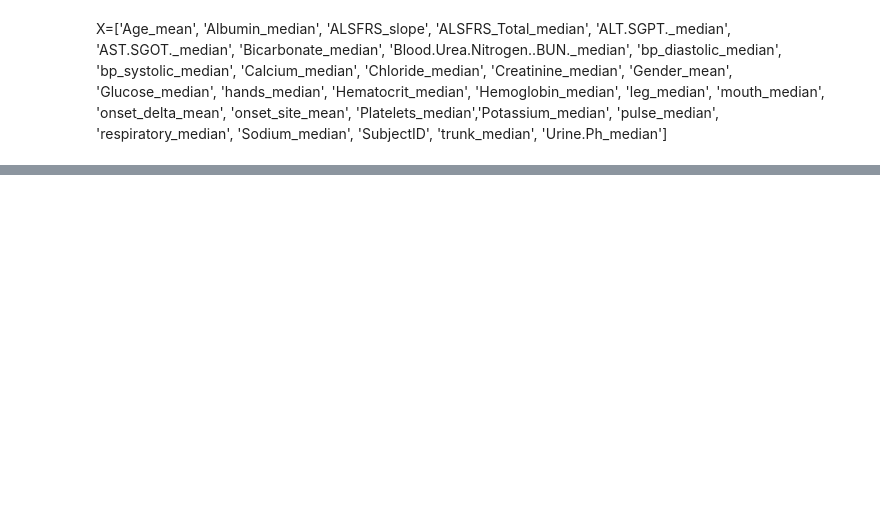
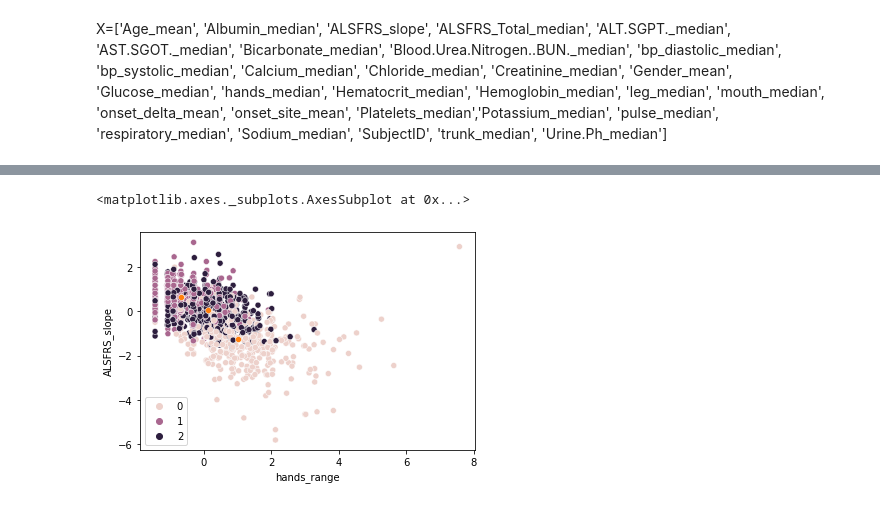
Before and after one commit to HuyenNguyenHelen/INFO-5505---Machine-learning, a Jupyter notebook: HuyenNguyen_Assignment_3.ipynb, the cells around one changed output, grey strips where cells are left out. Drawn from its saved outputs; the diff is of its cells as text; code cells hidden in the pictures; blank space fills up the shorter version.

```diff
--- a/HuyenNguyen_Assignment_3.ipynb
+++ b/HuyenNguyen_Assignment_3.ipynb
@@ -168,7 +168,7 @@ Based on the above correlation scores of others variables toward the  ALSFRS_slo
 - k = 3
 # %%
 # Build a k-means clustering model
-new_selected_var = ['Albumin_range', 'ALSFRS_Total_range', 'hands_range', 'Hemoglobin_range', 'leg_range', 'mouth_range', 'onset_delta_mean', 'pulse_range', 'respiratory_range', 'trunk_range', 'ALSFRS_Total_median', 'ALSFRS_Total_min', 'hands_min', 'leg_min','mouth_median', 'respiratory_min', 'trunk_min', 'Age_mean']
+new_selected_var = ['ALSFRS_slope','Albumin_range', 'ALSFRS_Total_range', 'hands_range', 'Hemoglobin_range', 'leg_range', 'mouth_range', 'onset_delta_mean', 'pulse_range', 'respiratory_range', 'trunk_range', 'ALSFRS_Total_median', 'ALSFRS_Total_min', 'hands_min', 'leg_min','mouth_median', 'respiratory_min', 'trunk_min', 'Age_mean']
 kmeans_refined = KMeans (n_clusters = 3, **kmeans_para)
 
 # Fit the model into data
@@ -253,12 +253,12 @@ The highest silhouette scores are for k=2, k=3, and k=4. However, two clusers ar
 ## K-means Cluster Model with k=4
 # %%
 
-kmeans_k3 = KMeans (n_clusters = 4, **kmeans_para)
+kmeans_k3 = KMeans (n_clusters = 3, **kmeans_para)
 # fit the model into the scaled selected feature values
-kmeans_k3.fit(scaled_data)
+kmeans_k3.fit(scaled_data_df[new_selected_var])
 # print the SSE of the model
 print ('SSE:', kmeans_k3.inertia_)
 
 # apply the model to cluster the dataset
-pred = kmeans_k3.predict(scaled_data)
+pred = kmeans_k3.predict(scaled_data_df[new_selected_var])
 # %% [output]
@@ -266,7 +265,0 @@ SSE: 194509.68344209983
-# %%
-# Observe the data sizes of formed clusters
-scaled_data_df = pd.DataFrame(scaled_data)
-#scaled_data_df.columns = ['Age_mean', 'Albumin_median', 'ALSFRS_slope', 'ALSFRS_Total_median', 'ALT.SGPT._median', 'AST.SGOT._median', 'Bicarbonate_median', 'Blood.Urea.Nitrogen..BUN._median', 'bp_diastolic_median', 'bp_systolic_median', 'Calcium_median', 'Chloride_median', 'Creatinine_median', 'Gender_mean', 'Glucose_median', 'hands_median', 'Hematocrit_median', 'Hemoglobin_median', 'leg_median', 'mouth_median', 'onset_delta_mean', 'onset_site_mean', 'Platelets_median','Potassium_median', 'pulse_median', 'respiratory_median', 'Sodium_median', 'SubjectID', 'trunk_median', 'Urine.Ph_median']
-
-scaled_data_df['cluster'] = pred
-scaled_data_df['cluster'].value_counts()
@@ -302,0 +286,8 @@ sns.lmplot(x='Albumin_median', y='ALSFRS_Total_median', data=data, hue='cluster'
+# %%
+# Print centroids of clusters
+centroids  = kmeans_k3.cluster_centers_
+
+# Turn it into a dataframe for observation
+centroids_df = pd.DataFrame(centroids, columns = new_selected_var )
+print ('\t'*5, ' The Table of Centroids')
+centroids_df
@@ -302,0 +300,7 @@ sns.lmplot(x='Albumin_median', y='ALSFRS_Total_median', data=data, hue='cluster'
+# %%
+# Plotting centroids
+sns.scatterplot ('hands_range', 'ALSFRS_slope', hue = 'cluster', data = scaled_data_df)
+sns.scatterplot ( 'hands_range', 'ALSFRS_slope', data = centroids_df)
+# %% [output]
+<matplotlib.axes._subplots.AxesSubplot at 0x...>
+[figure, added]
```
Also changed, not shown: parts of 21 cells of this notebook.
